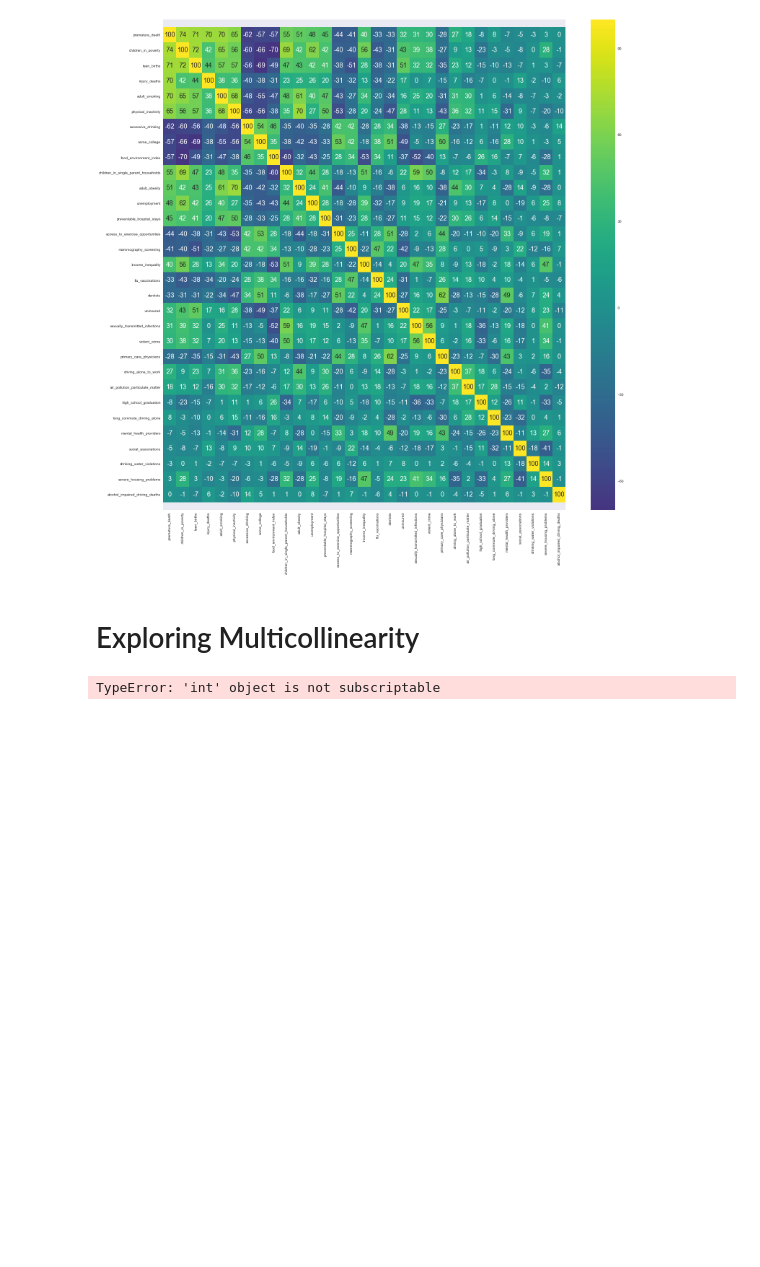
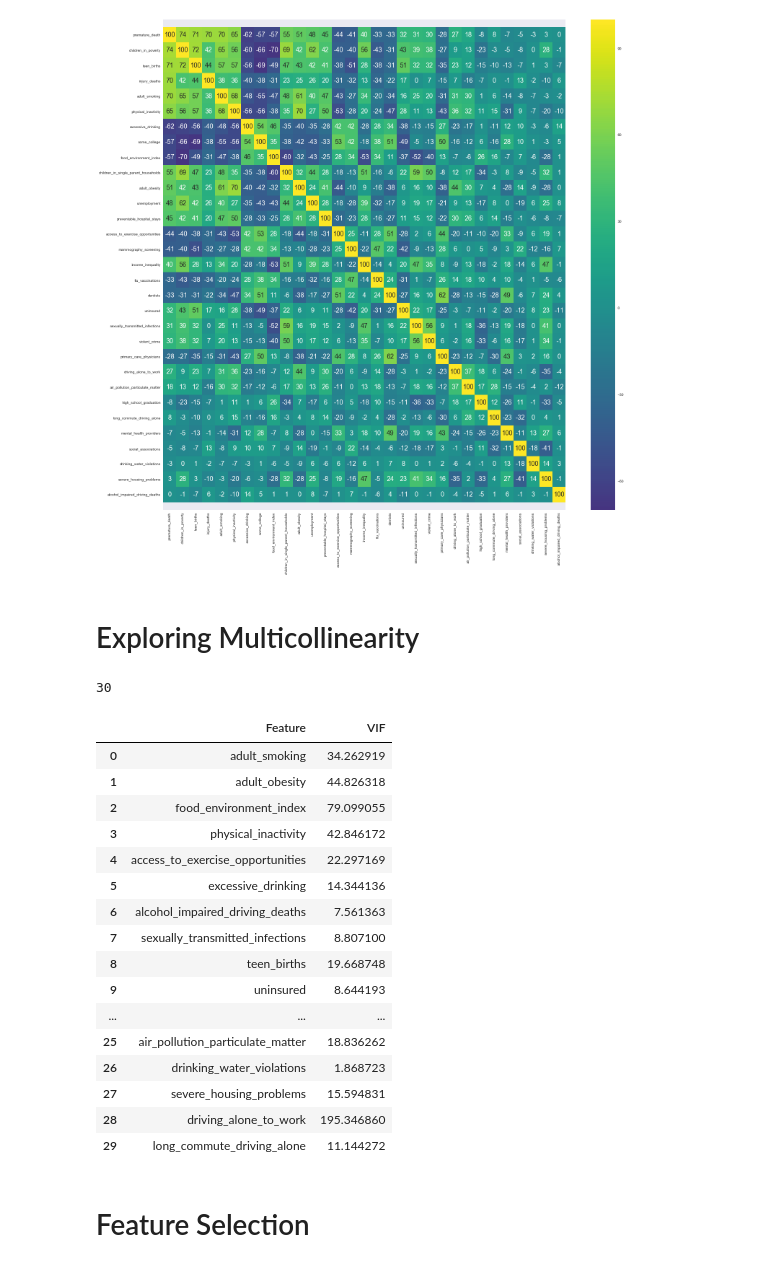
Before and after one commit to jankomah/Predicting_Life_Expectancy, a Jupyter notebook: 02.Josh_Modelling.ipynb, the cells around one changed output. Drawn from its saved outputs; the diff is of its cells as text; code cells hidden in the pictures; blank space fills up the shorter version.

```diff
--- a/02.Josh_Modelling.ipynb
+++ b/02.Josh_Modelling.ipynb
@@ -449,4 +442,24 @@ def variance_inflation_factor(feature_list, DataFrame):
+# %%
+len(feature_vars)
+# %% [output]
+30
 # %%
-feat.variance_inflation_factor(feature_vars, train_new1)
+feat.printing_variance_inflation_factor(feature_vars, train_new1)
 # %% [output]
-TypeError: 'int' object is not subscriptable
+|  | Feature | VIF |
+| 0 | adult_smoking | 34.262919 |
+| 1 | adult_obesity | 44.826318 |
+| 2 | food_environment_index | 79.099055 |
+| 3 | physical_inactivity | 42.846172 |
+| 4 | access_to_exercise_opportunities | 22.297169 |
+| 5 | excessive_drinking | 14.344136 |
+| 6 | alcohol_impaired_driving_deaths | 7.561363 |
+| 7 | sexually_transmitted_infections | 8.807100 |
+| 8 | teen_births | 19.668748 |
+| 9 | uninsured | 8.644193 |
+| ... | ... | ... |
+| 25 | air_pollution_particulate_matter | 18.836262 |
+| 26 | drinking_water_violations | 1.868723 |
+| 27 | severe_housing_problems | 15.594831 |
+| 28 | driving_alone_to_work | 195.346860 |
+| 29 | long_commute_driving_alone | 11.144272 |
@@ -464,0 +466,2 @@ TypeError: 'int' object is not subscriptable
+# %% [markdown]
+# <a id='7'>Feature Selection<a/>
```
Also changed, not shown: parts of 7 cells of this notebook, 3 other files.
